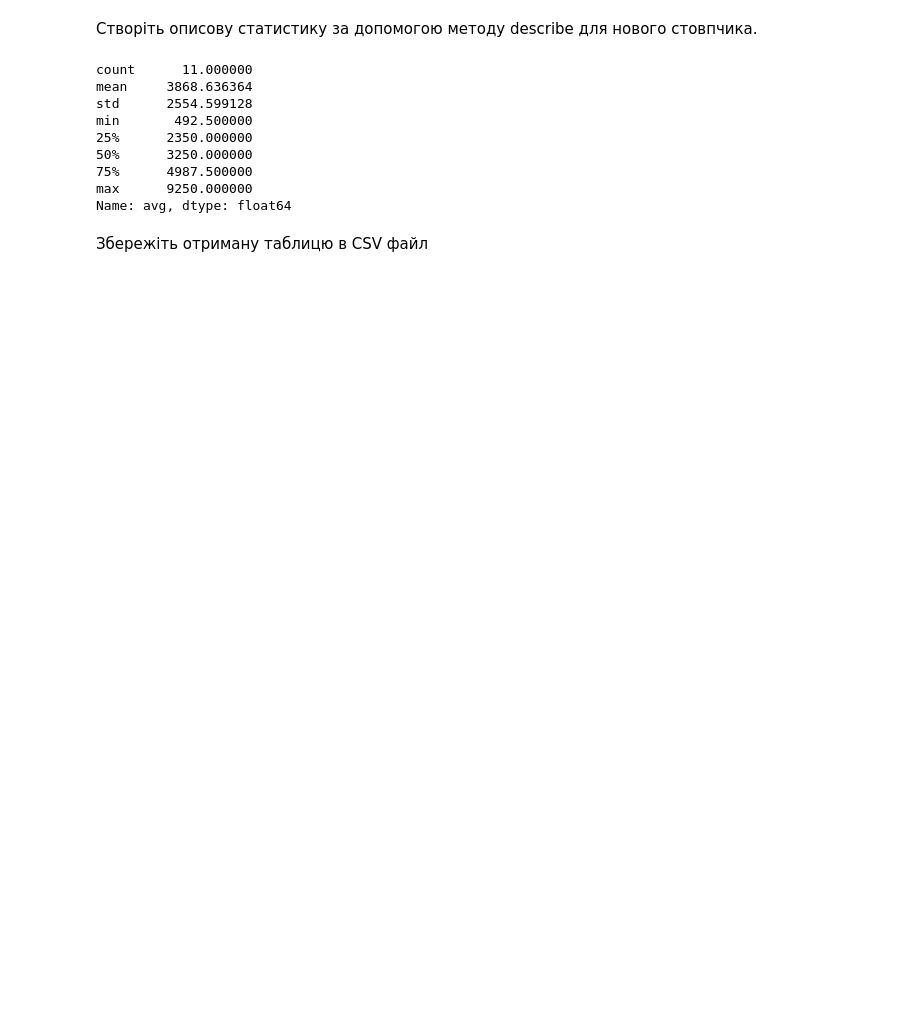
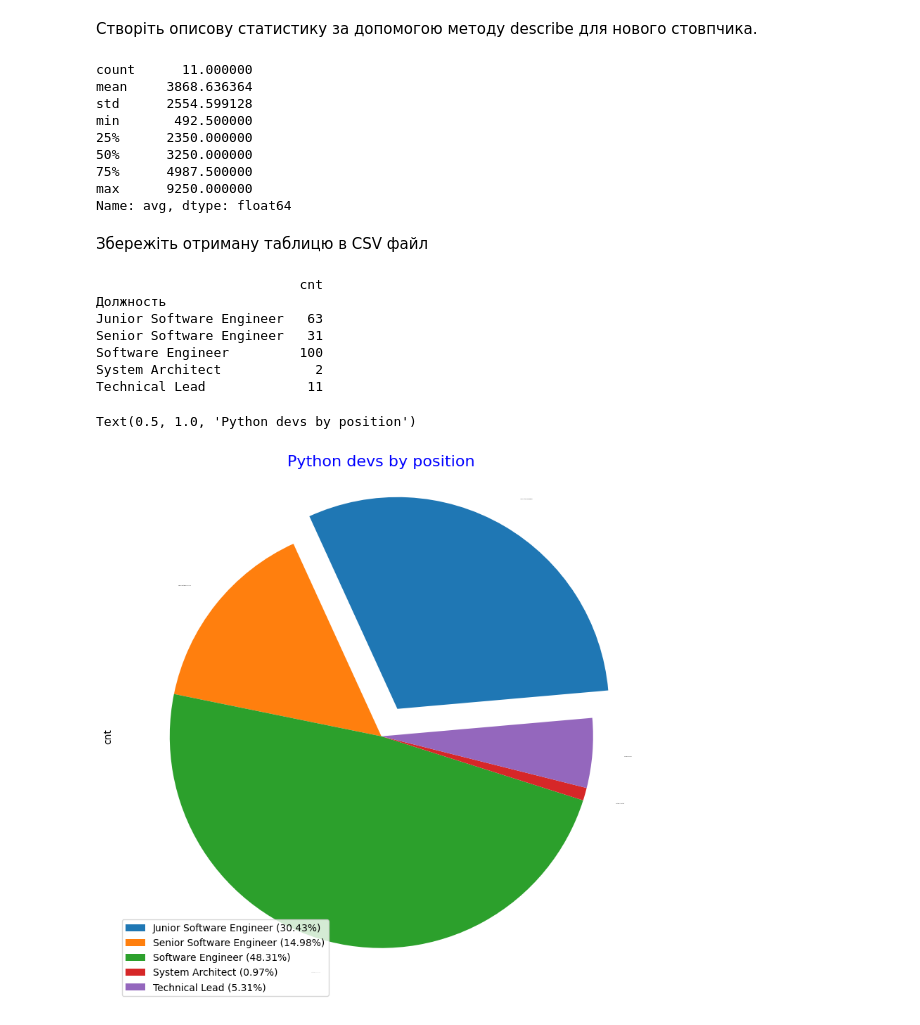
Before and after one commit to anton-akulenko/HW02-DS, a Jupyter notebook: DS_HW02_02.ipynb, the cells around one changed output. Drawn from its saved outputs; the diff is of its cells as text; code cells hidden in the pictures; blank space fills up the shorter version.

Commit message:
HW_02 part 2/3 (charts )

```diff
--- a/DS_HW02_02.ipynb
+++ b/DS_HW02_02.ipynb
@@ -260,0 +263,37 @@ save_data = avg_salary.to_csv("stat.csv", index=True)
+# %%
+dev_count =python_data_only.groupby("Должность").agg(cnt = ("Должность", "count"))
+print(dev_count)
+dev_count.plot.pie(
+    y="cnt",
+    startangle=5,
+    figsize=(8, 8),
+    legend=False,
+    shadow=False,
+    explode=[0.15, 0, 0, 0, 0],
+    labeldistance=1.15,
+    fontsize=0
+)
+total = np.sum(dev_count['cnt'])
+labels = [
+    f"{n} ({v/total:.2%})"
+    for n, v in zip(
+        dev_count['cnt'].keys(),
+        dev_count['cnt'].values,
+    )
+]
+plt.legend(
+    loc="best",
+    labels=labels,
+)
+plt.tight_layout()
+plt.title("Python devs by position", fontsize=16, color="b")
+# %% [output]
+                          cnt
+Должность
+Junior Software Engineer   63
+Senior Software Engineer   31
+Software Engineer         100
+System Architect            2
+Technical Lead             11
+Text(0.5, 1.0, 'Python devs by position')
+[figure, added]
```
Also changed, not shown: parts of 9 cells of this notebook.
